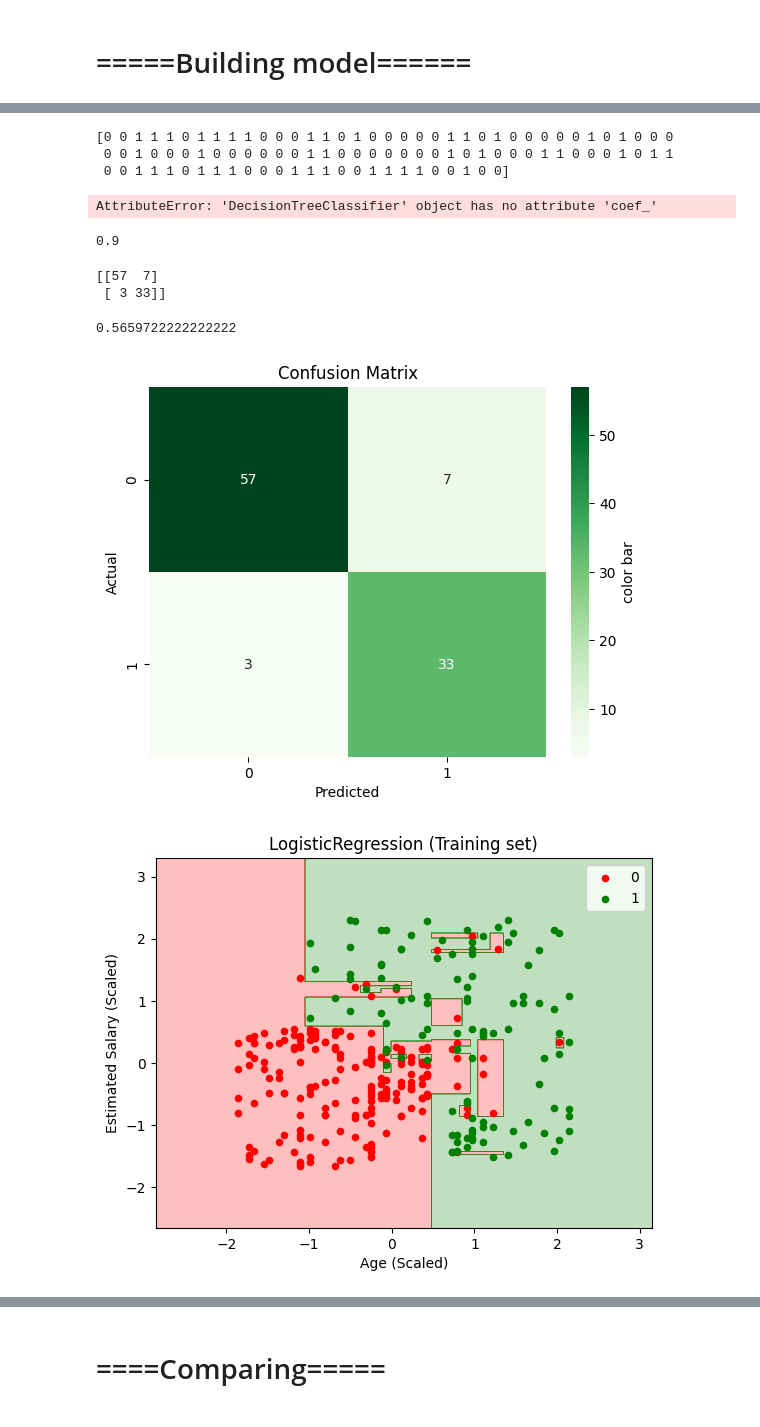
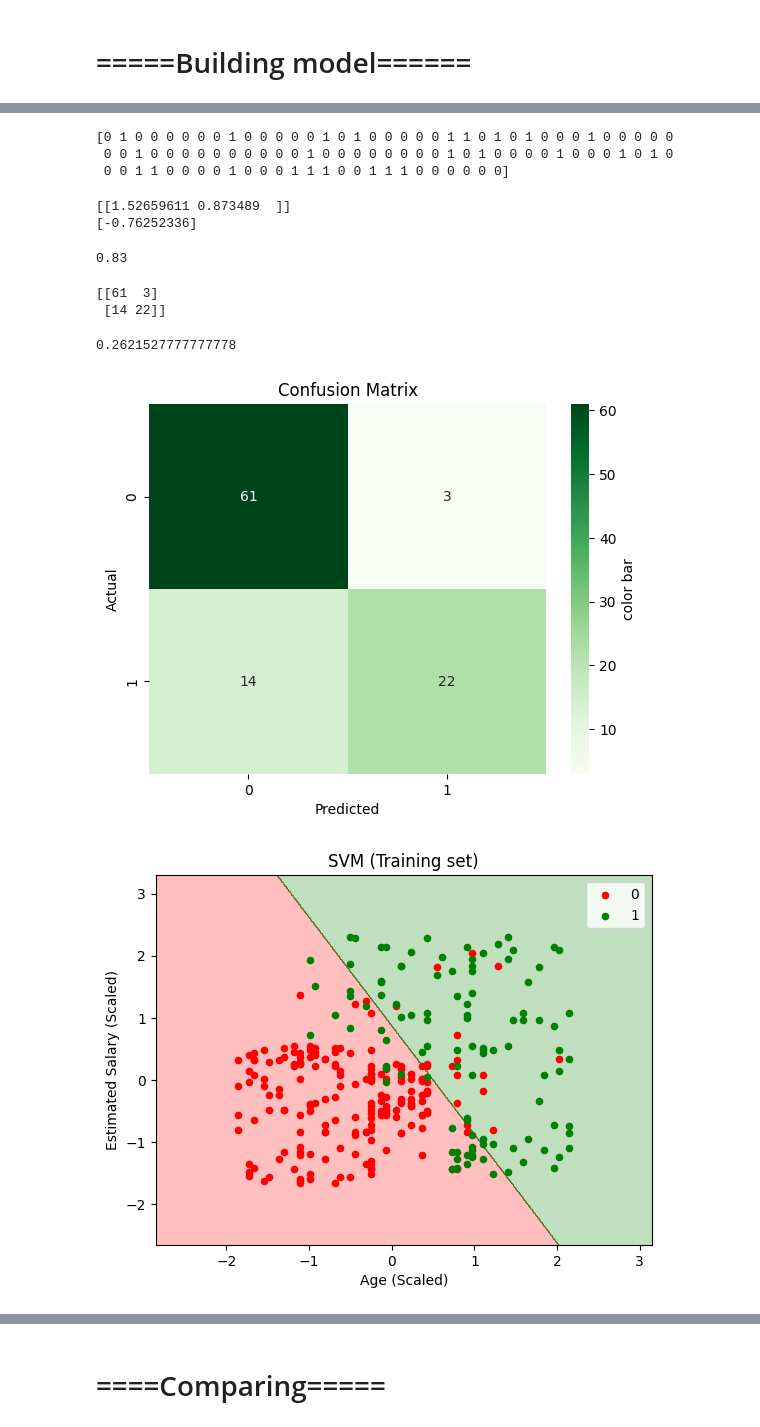
Before and after one commit to mohamadtorres/machinelearningKoolac, a Jupyter notebook: Session 6/SVM.ipynb, the cells around one changed output, grey strips where cells are left out. Cells and saved outputs as stored; diff of their text form; code cells hidden in the pictures.

```diff
--- a/Session 6/SVM.ipynb
+++ b/Session 6/SVM.ipynb
@@ -36,7 +35,9 @@ x_test = scaler.transform(x_test)
 # %% [markdown]
 # =====Building model======
 # %%
-from sklearn.tree import DecisionTreeClassifier
-model = DecisionTreeClassifier()
+from sklearn.svm import SVC
+#support vector classifier
+model = SVC(kernel='linear')
+#yaeni felan kernel khasi nemikhaim avaz konim
 model.fit(x_train,y_train)
 # %% [output]
@@ -43,0 +51,6 @@ DecisionTreeClassifier()
+# %%
+from sklearn.svm import SVC
+#support vector classifier
+model = SVC(kernel='linear',probability=True)
+#yaeni felan kernel khasi nemikhaim avaz konim
+model.fit(x_train,y_train)
@@ -46,33 +64,34 @@ y_pred = model.predict(x_test)
 # %%
 print(y_pred)
 # %% [output]
-[0 0 1 1 1 0 1 1 1 1 0 0 0 1 1 0 1 0 0 0 0 0 1 1 0 1 0 0 0 0 0 1 0 1 0 0 0
- 0 0 1 0 0 0 1 0 0 0 0 0 0 1 1 0 0 0 0 0 0 0 1 0 1 0 0 0 1 1 0 0 0 1 0 1 1
- 0 0 1 1 1 0 1 1 1 0 0 0 1 1 1 0 0 1 1 1 1 0 0 1 0 0]
+[0 1 0 0 0 0 0 0 1 0 0 0 0 0 1 0 1 0 0 0 0 0 1 1 0 1 0 1 0 0 0 1 0 0 0 0 0
+ 0 0 1 0 0 0 0 0 0 0 0 0 0 1 0 0 0 0 0 0 0 0 1 0 1 0 0 0 0 1 0 0 0 1 0 1 0
+ 0 0 1 1 0 0 0 0 1 0 0 0 1 1 1 0 0 1 1 1 0 0 0 0 0 0]
 # %%
 print(model.coef_)
 print(model.intercept_)
 # %% [output]
-AttributeError: 'DecisionTreeClassifier' object has no attribute 'coef_'
+[[1.52659611 0.873489  ]]
+[-0.76252336]
 # %%
 from sklearn.metrics import accuracy_score
 acc = accuracy_score(y_test,y_pred)
 print(acc)
 # %% [output]
-0.9
+0.83
 # %%
 #hala confusion matrix
 from sklearn.metrics import confusion_matrix
 cm = confusion_matrix(y_test, y_pred)
 print(cm)
 # %% [output]
-[[57  7]
- [ 3 33]]
+[[61  3]
+ [14 22]]
 # %%
 from sklearn.metrics import r2_score
 r2_score(y_test, y_pred)
 # %% [output]
-0.5659722222222222
+0.2621527777777778
 # %%
 labels_order = [0,1]
 import seaborn as sns
@@ -85,32 +104,32 @@ plt.xlabel("Predicted")
 plt.ylabel("Actual")
 plt.show()
 # %% [output]
-[figure, old version]
+[figure, new version]
 # %%
-model_name="LogisticRegression"
+model_name="SVM"
 is_scaled=True
 
 # --- train
 from matplotlib.colors import ListedColormap
 cmap=ListedColormap(["red","green"])
 
 x_set,y_set=x_train,y_train
 
 x1,x2=np.meshgrid(np.arange(start=x_set[:,0].min()-1,stop=x_set[:,0].max()+1,step=0.01),
                   np.arange(start=x_set[:,1].min()-1,stop=x_set[:,1].max()+1,step=0.01))
 
 plt.contourf(x1,x2,model.predict(np.array([x1.ravel(),x2.ravel()]).T).reshape(x1.shape),alpha=0.25,cmap=cmap)
 plt.xlim(x1.min(),x1.max())
 plt.ylim(x2.min(),x2.max())
 for i, j in enumerate(np.unique(y_set)):
     plt.scatter(x_set[y_set==j,0],x_set[y_set==j,1], s=20, color=cmap(i), label=j)
 plt.title(f"{model_name} (Training set)")
 plt.xlabel("Age (Scaled)" if is_scaled else "Age")
 plt.ylabel("Estimated Salary (Scaled)" if is_scaled else "Estimated Salary")
 plt.legend()
 plt.show()
 # %% [output]
-[figure, old version]
+[figure, new version]
 # %%
 cmap=ListedColormap(["red","green"])
 
```
Also changed, not shown: parts of 12 cells of this notebook.
